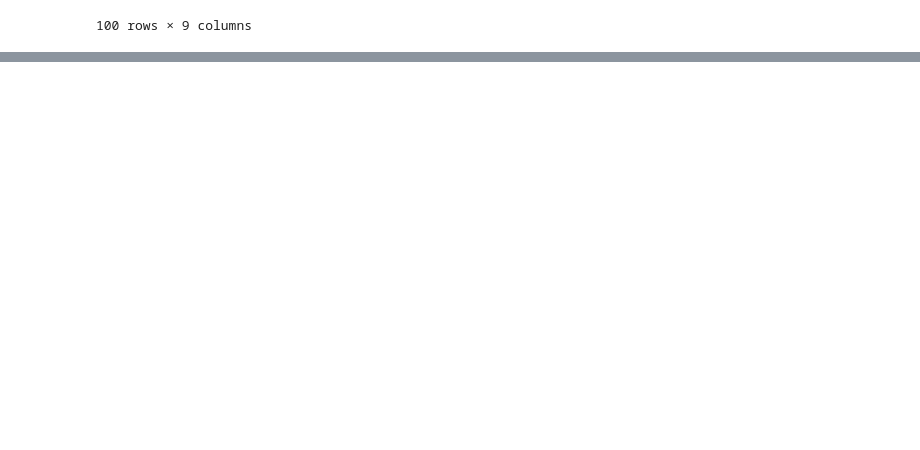
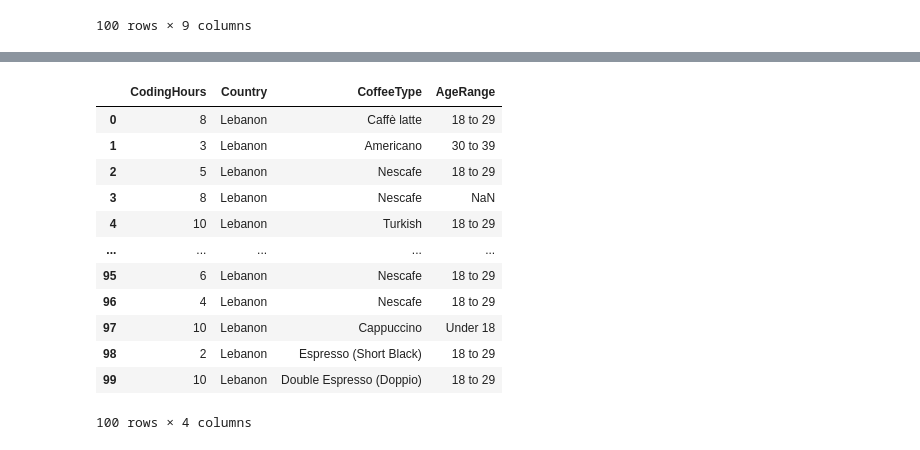
Before and after one commit to K-Siriwan/DataMining, a Jupyter notebook: 3.Pandas/pandas_tutorial.ipynb, the cells around one changed output, grey strips where cells are left out. Cells and saved outputs as stored; diff of their text form; code cells hidden in the pictures; blank space fills up the shorter version.

```diff
--- a/3.Pandas/pandas_tutorial.ipynb
+++ b/3.Pandas/pandas_tutorial.ipynb
@@ -74,0 +124,27 @@ df_from_url
+# %%
+#เข้าถึงข้อมูล แบบคอลัมน์
+
+#1.show column
+df_from_url.columns
+
+#2.เข้าถึงคอลัมน์ ['CodingHours', 'CoffeeCupsPerDay', 'CoffeeTime', 'CodingWithoutCoffee','CoffeeType', 'CoffeeSolveBugs', 'Gender', 'Country', 'AgeRange'
+df_CodingHours = df_from_url["CodingHours"]
+df_from_url["Country"]
+
+#2.เข้าถึง column more 1 colu
+
+df_from_url[["CodingHours","Country","CoffeeType","AgeRange"]]
+# %% [output]
+|  | CodingHours | Country | CoffeeType | AgeRange |
+| 0 | 8 | Lebanon | Caffè latte | 18 to 29 |
+| 1 | 3 | Lebanon | Americano | 30 to 39 |
+| 2 | 5 | Lebanon | Nescafe | 18 to 29 |
+| 3 | 8 | Lebanon | Nescafe | NaN |
+| 4 | 10 | Lebanon | Turkish | 18 to 29 |
+| ... | ... | ... | ... | ... |
+| 95 | 6 | Lebanon | Nescafe | 18 to 29 |
+| 96 | 4 | Lebanon | Nescafe | 18 to 29 |
+| 97 | 10 | Lebanon | Cappuccino | Under 18 |
+| 98 | 2 | Lebanon | Espresso (Short Black) | 18 to 29 |
+| 99 | 10 | Lebanon | Double Espresso (Doppio) | 18 to 29 |
+100 rows × 4 columns
```
Also changed, not shown: parts of 10 cells of this notebook, 1 other file.
